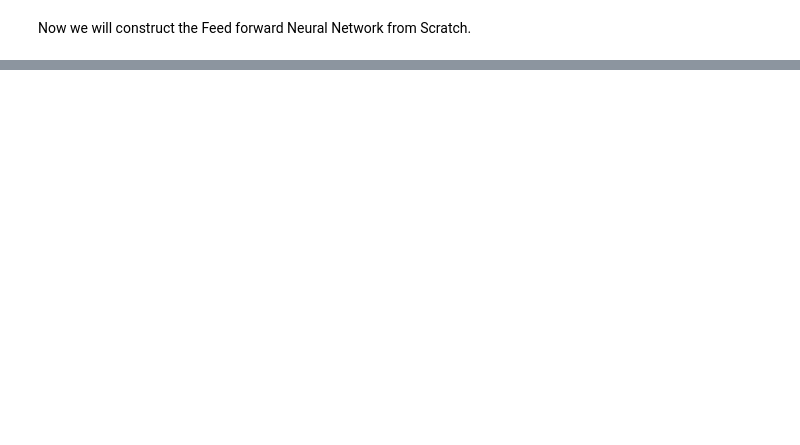
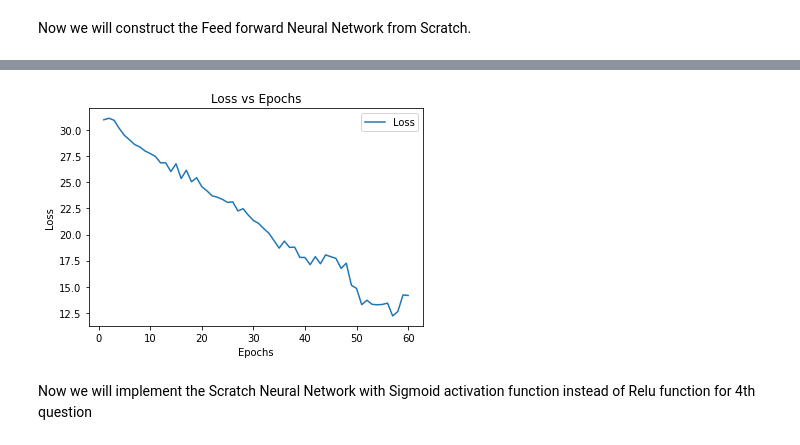
Before and after one commit to Shivansh20128/DL-Assignments, a Jupyter notebook: 2020128-A1/hello.ipynb, the cells around one changed output, grey strips where cells are left out. Saved outputs shown, nothing was run; the diff lists cells and outputs as text; code cells hidden in the pictures; blank space fills up the shorter version.

```diff
--- a/2020128-A1/hello.ipynb
+++ b/2020128-A1/hello.ipynb
@@ -488,3 +630,15 @@ Now we will construct the Feed forward Neural Network from Scratch.
+# %%
+import matplotlib.pyplot as plt
+plt.plot(epoch_list, train_loss_list, label='Loss')
+plt.xlabel('Epochs')
+plt.ylabel('Loss')
+plt.title('Loss vs Epochs')
+plt.legend()
+plt.show()
+# %% [output]
+[figure, added]
+# %% [markdown]
+Now we will implement the Scratch Neural Network with Sigmoid activation function instead of Relu function for 4th question
 # %%
 import numpy as np
 
```
Also changed, not shown: parts of 26 cells of this notebook.
